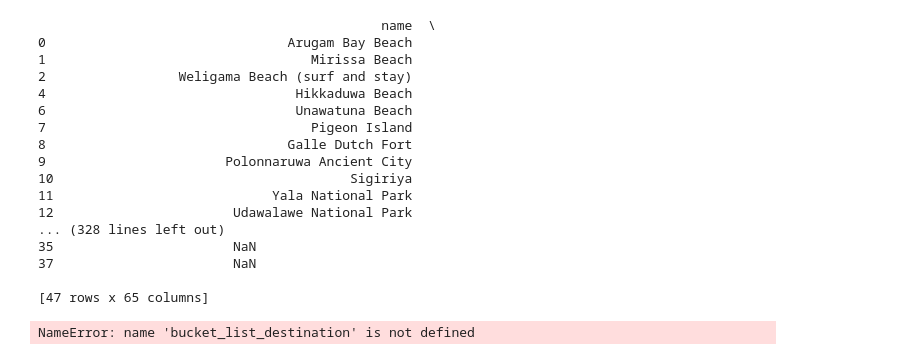
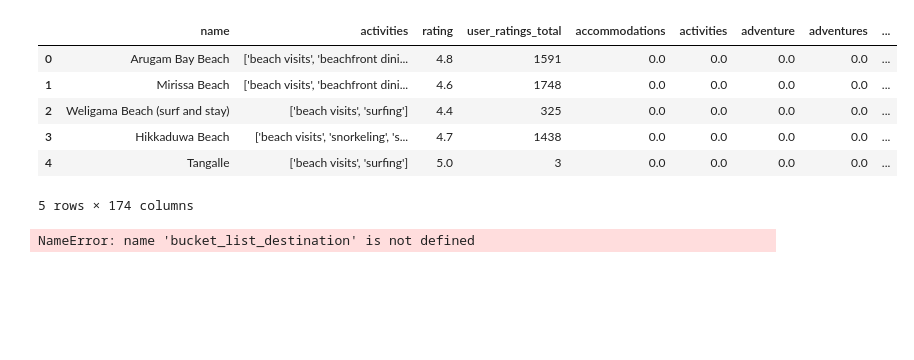
Before and after one commit to ywchanna2001/RootCode_Datathon, a Jupyter notebook: ContentBasedFiltering.ipynb, the cells around one changed output. Cells and saved outputs as stored; diff of their text form; code cells hidden in the pictures; blank space fills up the shorter version.

```diff
--- a/ContentBasedFiltering.ipynb
+++ b/ContentBasedFiltering.ipynb
@@ -98,25 +88,20 @@ places_df.describe()
 # %%
 # Normalize ratings and total ratings to bring them to the same scale
 scaler = MinMaxScaler()
-places_df[['Normalized_Average_Rating', 'Normalized_Total_Ratings']] = scaler.fit_transform(places_df[['rating', 'user_ratings_total']])
-
-print(places_df)
+# Apply the scaler to the columns and assign the result
+places_df[['Normalized_Average_Rating', 'Normalized_Total_Ratings']] = pd.DataFrame(
+    scaler.fit_transform(places_df[['rating', 'user_ratings_total']]),
+    columns=['Normalized_Average_Rating', 'Normalized_Total_Ratings'],
+    index=places_df.index  # Ensure the index matches the original DataFrame
+)
-# %% [output]
-                                            name  \
-0                               Arugam Bay Beach
-1                                  Mirissa Beach
-2                 Weligama Beach (surf and stay)
-4                                Hikkaduwa Beach
-6                                Unawatuna Beach
-7                                  Pigeon Island
-8                               Galle Dutch Fort
-9                       Polonnaruwa Ancient City
-10                                      Sigiriya
-11                            Yala National Park
-12                       Udawalawe National Park
-... (328 lines left out)
-35                       NaN
-37                       NaN
-
-[47 rows x 65 columns]
+# %%
+places_df.head()
+# %% [output]
+|  | name | activities | rating | user_ratings_total | accommodations | activities | adventure | adventures | ... |
+| 0 | Arugam Bay Beach | ['beach visits', 'beachfront dini... | 4.8 | 1591 | 0.0 | 0.0 | 0.0 | 0.0 | ... |
+| 1 | Mirissa Beach | ['beach visits', 'beachfront dini... | 4.6 | 1748 | 0.0 | 0.0 | 0.0 | 0.0 | ... |
+| 2 | Weligama Beach (surf and stay) | ['beach visits', 'surfing'] | 4.4 | 325 | 0.0 | 0.0 | 0.0 | 0.0 | ... |
+| 3 | Hikkaduwa Beach | ['beach visits', 'snorkeling', 's... | 4.7 | 1438 | 0.0 | 0.0 | 0.0 | 0.0 | ... |
+| 4 | Tangalle | ['beach visits', 'surfing'] | 5.0 | 3 | 0.0 | 0.0 | 0.0 | 0.0 | ... |
+5 rows × 174 columns
 # %%
```
Also changed, not shown: parts of 10 cells of this notebook, 14 other files.
